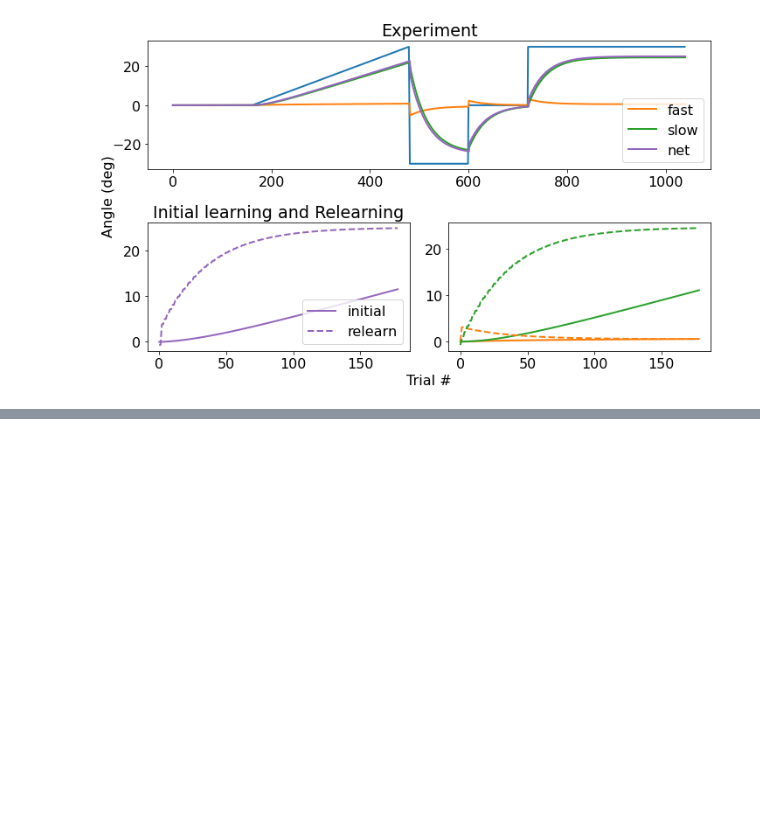
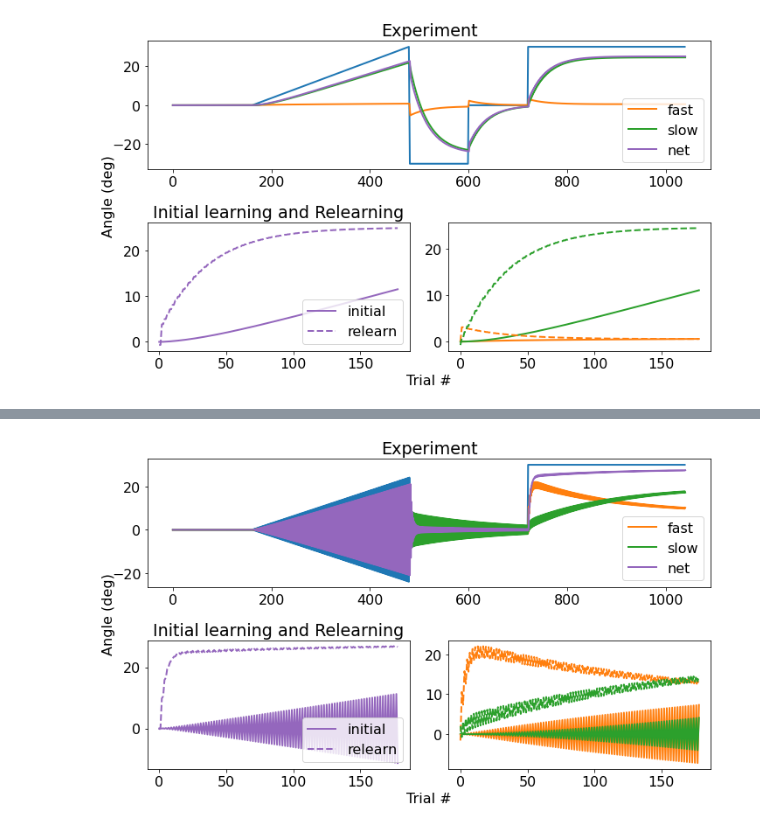
Before and after one commit to tulimid1/Recreate-Papers, a Jupyter notebook: Avraham-2021/Avraham_Savings2021.ipynb, the cells around one changed output, grey strips where cells are left out. Saved outputs shown, nothing was run; the diff lists cells and outputs as text; code cells hidden in the pictures; blank space fills up the shorter version.

```diff
--- a/Avraham-2021/Avraham_Savings2021.ipynb
+++ b/Avraham-2021/Avraham_Savings2021.ipynb
@@ -128,0 +149,5 @@ showSimExp(psched, fast, slow, net, (161,161+179), (721,721+179))
+# %%
+fast,slow,net = simExperiment(psched)
+showSimExp(psched, fast, slow, net, (161,161+179), (721,721+179))
+# %% [output]
+[figure, added]
```
Also changed, not shown: parts of 4 cells of this notebook.
